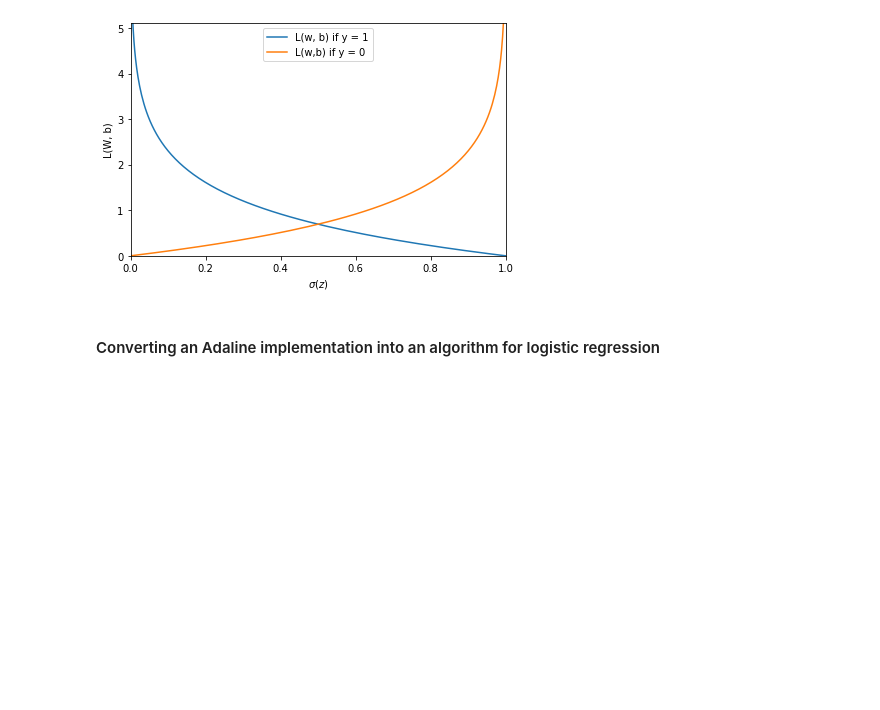
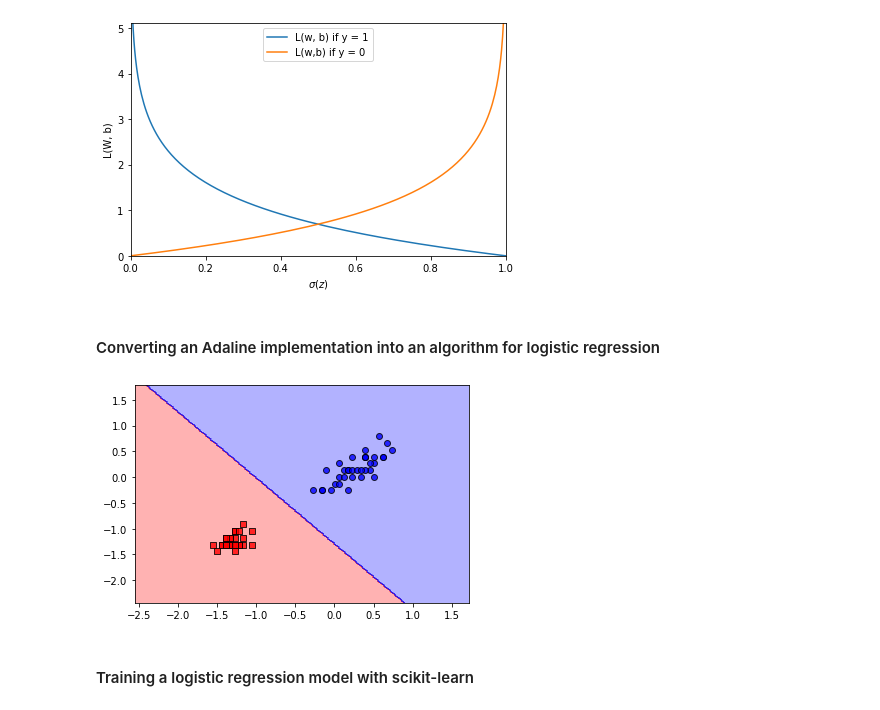
Before and after one commit to AimjGuytidy/pytorch-on, a Jupyter notebook: ml_pytorch.ipynb, the cells around one changed output. Cells and saved outputs as stored; diff of their text form; code cells hidden in the pictures; blank space fills up the shorter version.

Commit message:
implementing Logistic Regression

```diff
--- a/ml_pytorch.ipynb
+++ b/ml_pytorch.ipynb
@@ -486,3 +486,45 @@ plt.show()
 [figure]
 # %% [markdown]
 #### Converting an Adaline implementation into an algorithm for logistic regression
+# %%
+class LogisticRegressionGD:
+  def __init__(self,lr=0.01,n_iter = 15, random_state = 1):
+    self.lr = lr
+    self.n_iter = n_iter
+    self.random_state = random_state
+
+  def fit(self,X,y):
+    self.rgen = np.random.RandomState(self.random_state)
+    self.w_ = self.rgen.normal(loc = 0.0, scale = 0.01,size = X.shape[1])
+    self.b_ = np.float_(0.)
+    self.losses_ = []
+    for _ in range(self.n_iter):
+      n_input = self.n_input(X)
+      output = self.activation(n_input)
+      error = (y-output)
+      self.w_ += self.lr * 2.0 * X.T.dot(error) / X.shape[0]
+      self.b_ += self.lr * 2.0 * error.mean()
+      loss = (-y.dot(np.log(output)) -(1-y).dot(np.log(1-output))) / X.shape[0]
+      self.losses_.append(np.mean(loss))
+    return self
+
+  def n_input(self,X):
+    return np.dot(X,self.w_) + self.b_
+
+  def activation(self,z):
+    return 1. / (1 + np.exp(-np.clip(z,-250,250)))
+
+  def predict(self,X):
+    return np.where(self.activation(self.n_input(X))>=0.5,1,0)
+# %%
+X_train_01_subset = X_train_std[(y_train == 0) | (y_train == 1)]
+y_train_01_subset = y_train[(y_train == 0) | (y_train == 1)]
+lrgd = LogisticRegressionGD(lr = 0.3, n_iter = 1000, random_state = 1)
+lrgd.fit(X_train_01_subset,y_train_01_subset)
+plot_decision_boundaries(X=X_train_01_subset,
+                      y = y_train_01_subset,
+                      classifier = lrgd)
+# %% [output]
+[figure, added]
+# %% [markdown]
+#### Training a logistic regression model with scikit-learn
```
Also changed, not shown: parts of 2 cells of this notebook.
